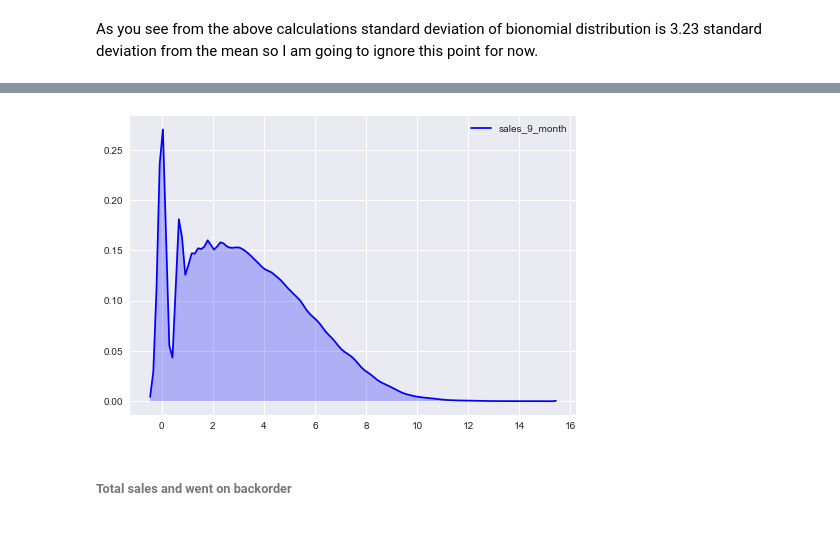
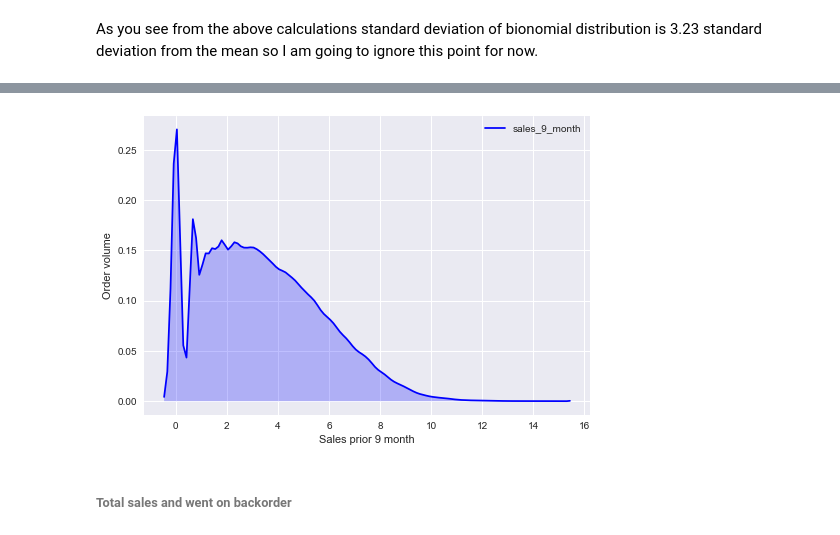
Before and after one commit to hedib/DataScienceProjects, a Jupyter notebook: project_Inventory/backorder.ipynb, the cells around one changed output, grey strips where cells are left out. Drawn from its saved outputs; the diff is of its cells as text; code cells hidden in the pictures.

```diff
--- a/project_Inventory/backorder.ipynb
+++ b/project_Inventory/backorder.ipynb
@@ -300,9 +311,11 @@ Cumulative percentage is one way of expressing frequency distribution.
 # %%
 sales_sort=orders.sort_values('sales_9_month',ascending = False)
 sns.kdeplot(np.log(sales_sort['sales_9_month']),color='b', shade=True)
+plt.ylabel('Order volume')
+plt.xlabel('Sales prior 9 month')
 plt.show()
 # %% [output]
-[figure, old version]
+[figure, new version]
 # %% [markdown]
 ###### Total sales and went on backorder
 # %%
```
Also changed, not shown: parts of 53 cells of this notebook.
